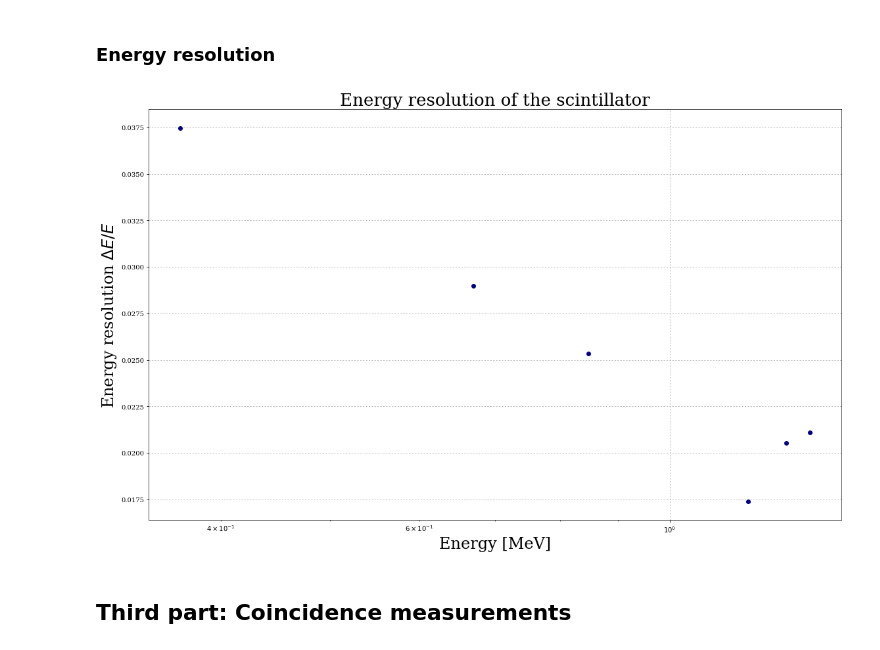
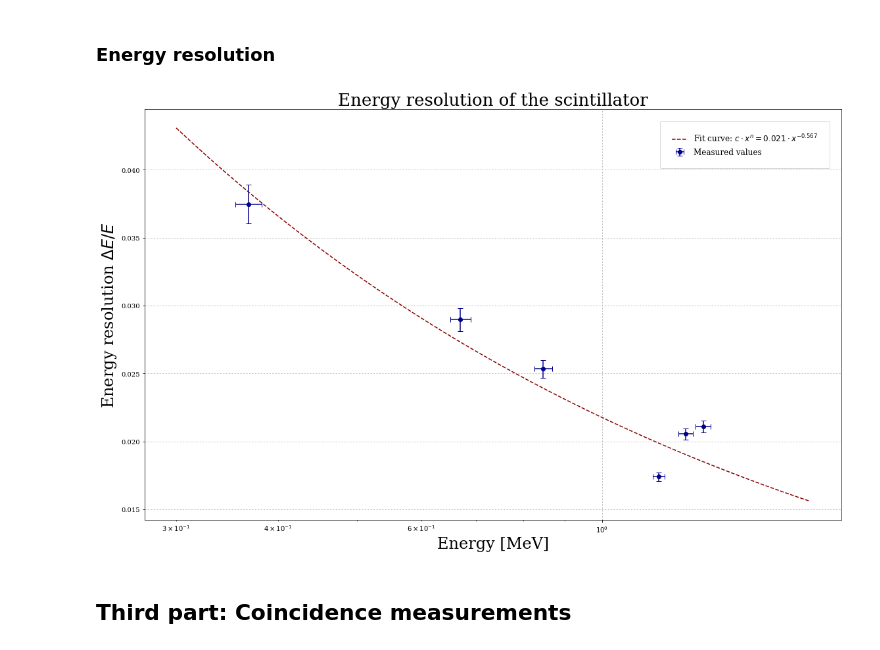
Before and after one commit to mathieukaltschmidt/FP-physics-lab-course, a Jupyter notebook: F82 Coincidence Spektrometer/Python/F82.ipynb, the cells around one changed output. Drawn from its saved outputs; the diff is of its cells as text; code cells hidden in the pictures.

```diff
--- a/F82 Coincidence Spektrometer/Python/F82.ipynb
+++ b/F82 Coincidence Spektrometer/Python/F82.ipynb
@@ -25,3 +22,11 @@ channels = np.arange(0,2048)
+# %%
+#We measure in 2048 channels
+channels = np.arange(0,2048)
+
+#Conversion from channels to energies using a result from a fit we perform later
+conv = 0.0012031681791 #MeV/channel ( = popt[0], see below)
+
+energies = conv * channels #MeV
 # %% [markdown]
 ### $^{60}$ Co spectrum
 # %%
@@ -193,18 +192,47 @@ E_res = dE / E
+# %%
+#Conversion from channels to energy and error from fit results
+E = conv * channels2
+dE = conv * channels2_err
+
+#Sorting the arrays
+args = np.argsort(E)
+E = E[args]
+dE = dE[args]
+
+#estimated error for  determining the fwhm (approx. 10 percent)
+ddE = 0.1*dE
+
+
+E_res = dE / E
+E_res_err = E_res * np.sqrt((dE/E)**2+(ddE/E)**2)
+
+#Fitting function to determine the power of the decrease the resolution error (expected = 1/sqrt(x))
+def powerlaw(x,a,b):
+    return a*x**b
+popt2,pcov2 = curve_fit(powerlaw, E, E_res, sigma=E_res_err)
 # %%
+newrange = np.linspace(0.3,1.8,100)
 
-plt.plot(E, E_res, color = 'darkblue', marker = 'o', ls = ' ')
-
+#Plotting the result
+plt.plot(testrange,powerlaw(testrange,*popt2), color = 'darkred', ls = '--', label = 'Fit curve: $c\cdot x^n = 0.021 \cdot x^{-0.567}$')
+plt.errorbar(E, E_res, xerr = dE, yerr = E_res_err, color = 'darkblue', marker = 'o', ls = ' ', label = 'Measured values')
 plt.title('Energy resolution of the scintillator', size = 26)
 plt.xlabel('Energy [MeV]', size = 24)
+plt.xticks([0.3, 0.4, 0.6, 1.0],['0.3', '0.4', '0.6', '1.0'])
 plt.ylabel(r'Energy resolution $\Delta E/E$', size = 24)
 plt.xscale('log')
 plt.grid(ls='dotted')
 
+plt.legend(frameon=True,fontsize='large', borderpad=1.5, borderaxespad=1.5,loc='best')
+#plt.text(845,2e-5, "Determined gain from fit: $ (1.203 \pm 0.006)$ keV/channel",bbox={'facecolor':'white', 'alpha':0.5, 'pad':10},size=16)
+
+
+
 #Saving the result
 plt.tight_layout()
 plt.savefig('Plots/energy_resolution.pdf', format='PDF')
 # %% [output]
-[figure, old version]
+[figure, new version]
 # %% [markdown]
 ## Third part: Coincidence measurements
 # %% [markdown]
```
Also changed, not shown: parts of 10 cells of this notebook, 20 other files.
